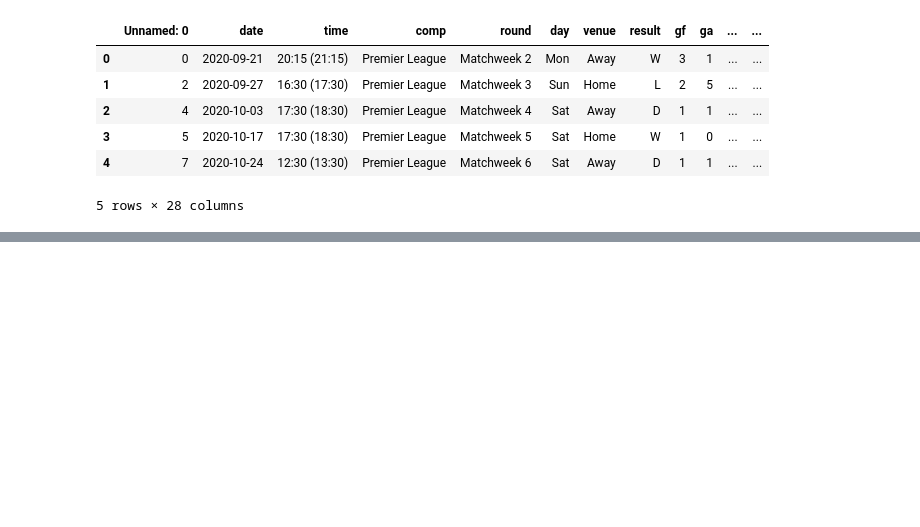
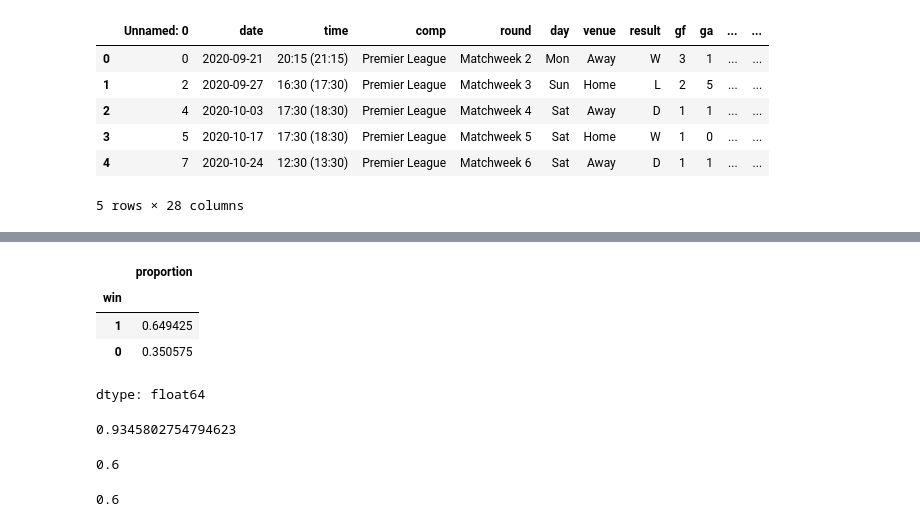
Before and after one commit to michaeledge27/CSCI290, a Jupyter notebook: notebooks/premierLeagueProject.ipynb, the cells around one changed output, grey strips where cells are left out. Saved outputs shown, nothing was run; the diff lists cells and outputs as text; code cells hidden in the pictures; blank space fills up the shorter version.

```diff
--- a/notebooks/premierLeagueProject.ipynb
+++ b/notebooks/premierLeagueProject.ipynb
@@ -58,3 +60,6 @@ def Attribute_selection_method(dataFrame, target, measure):
 
   else:
     return None
+# %%
+target = "win"
+attribute = "xga"
@@ -60,0 +74,42 @@ def Attribute_selection_method(dataFrame, target, measure):
+# %%
+props = df[df[attribute] == vals[8]][target].value_counts(normalize=True)
+props
+# %% [output]
+|  | proportion |
+| win |  |
+| 1 | 0.649425 |
+| 0 | 0.350575 |
+dtype: float64
+# %%
+entropy = 0
+for i in range(len(props)):
+  entropy = entropy - props[i]*math.log2(props[i])
+entropy
+# %% [output]
+0.9345802754794623
+# %%
+entropy = 0
+entropyLists = []
+for val in vals:
+  weight = (len(df[df[attribute] == val])) /(len(df))
+  props = df[df[attribute] == val][target].value_counts(normalize=True)
+  for p in range(len(props)):
+    entropy = entropy - weight*(p*(np.log2)(p))
+    entropyLists.append(entropy)
+returnValue = vals[entropyLists.index(min(entropyLists))]
+returnValue
+# %% [output]
+0.6
+# %%
+giniImpurity = 0
+giniLists = []
+for val in vals:
+  weight = (len(df[df[attribute] == val])) /(len(df))
+  props = df[df[attribute] == val][target].value_counts(normalize=True)
+  for p in range(len(props)):
+    gini = 1 - np.sum(np.square(p))
+    giniLists.append(gini)
+returnValue = vals[giniLists.index(max(giniLists))]
+returnValue
+# %% [output]
+0.6
```
Also changed, not shown: parts of 20 cells of this notebook.
